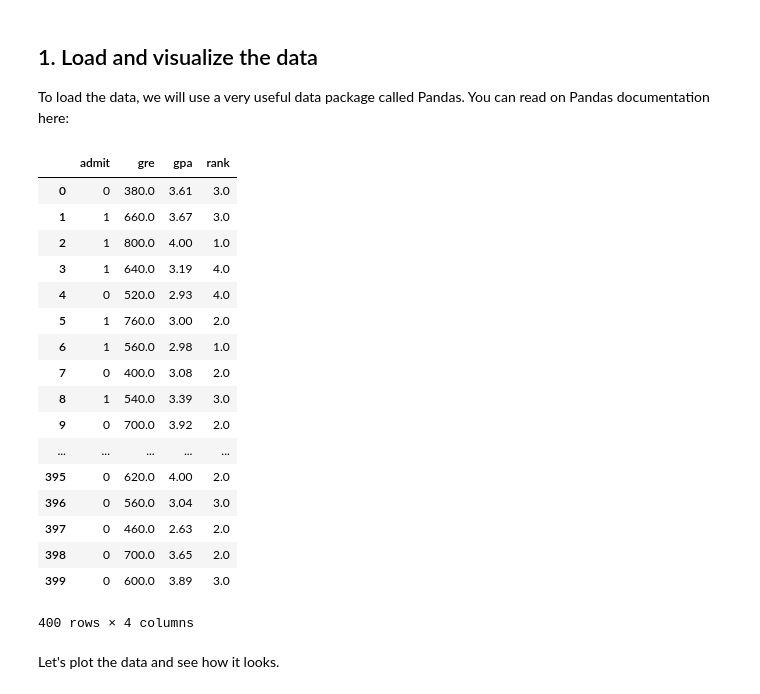
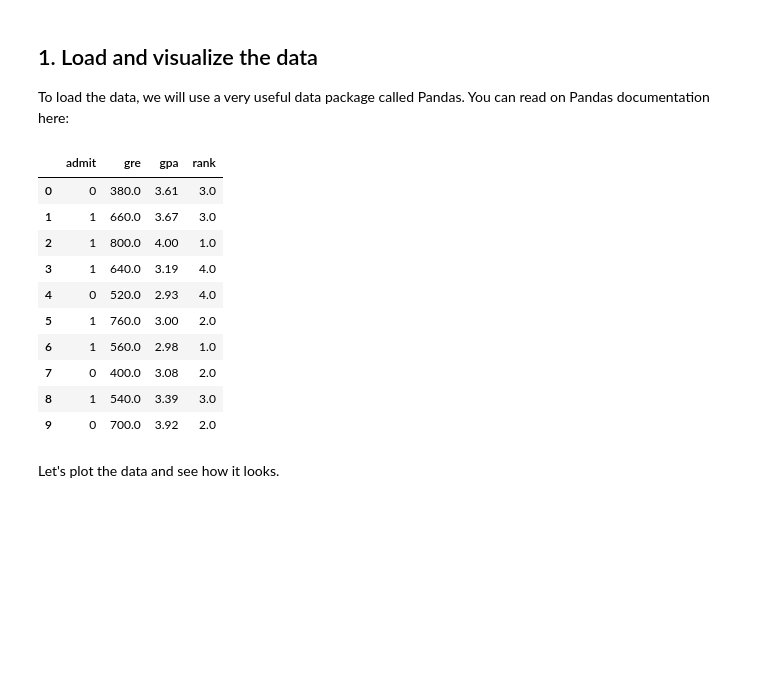
Before and after one commit to manas-mukherjee/MLTools, a Jupyter notebook: src/mlnd-projects/DeepLearning/Keras/StudentAdmissionKeras/Student_Admissions.ipynb, the cells around one changed output. Cells and saved outputs as stored; diff of their text form; code cells hidden in the pictures; blank space fills up the shorter version.

```diff
--- a/src/mlnd-projects/DeepLearning/Keras/StudentAdmissionKeras/Student_Admissions.ipynb
+++ b/src/mlnd-projects/DeepLearning/Keras/StudentAdmissionKeras/Student_Admissions.ipynb
@@ -15,27 +15,21 @@ _Note: Thanks Adam Uccello, for helping us debug!_
 To load the data, we will use a very useful data package called Pandas. You can read on Pandas documentation here:
 # %%
 import pandas as pd
+from IPython.display import display
 data = pd.read_csv('student_data.csv')
-data
+display(data.head(10))
 # %% [output]
 |  | admit | gre | gpa | rank |
 | 0 | 0 | 380.0 | 3.61 | 3.0 |
 | 1 | 1 | 660.0 | 3.67 | 3.0 |
 | 2 | 1 | 800.0 | 4.00 | 1.0 |
 | 3 | 1 | 640.0 | 3.19 | 4.0 |
 | 4 | 0 | 520.0 | 2.93 | 4.0 |
 | 5 | 1 | 760.0 | 3.00 | 2.0 |
 | 6 | 1 | 560.0 | 2.98 | 1.0 |
 | 7 | 0 | 400.0 | 3.08 | 2.0 |
 | 8 | 1 | 540.0 | 3.39 | 3.0 |
 | 9 | 0 | 700.0 | 3.92 | 2.0 |
-| ... | ... | ... | ... | ... |
-| 395 | 0 | 620.0 | 4.00 | 2.0 |
-| 396 | 0 | 560.0 | 3.04 | 3.0 |
-| 397 | 0 | 460.0 | 2.63 | 2.0 |
-| 398 | 0 | 700.0 | 3.65 | 2.0 |
-| 399 | 0 | 600.0 | 3.89 | 3.0 |
-400 rows × 4 columns
 # %% [markdown]
 Let's plot the data and see how it looks.
 # %%
```
Also changed, not shown: parts of 5 cells of this notebook, 1 other file.
